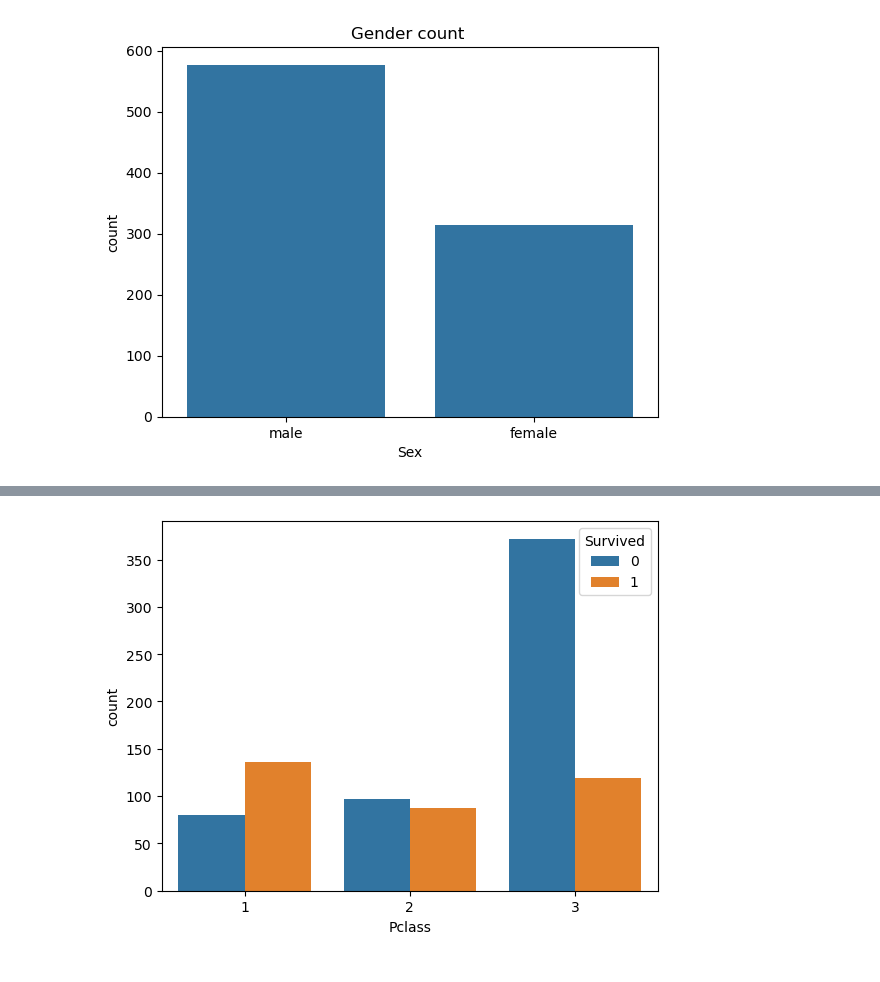
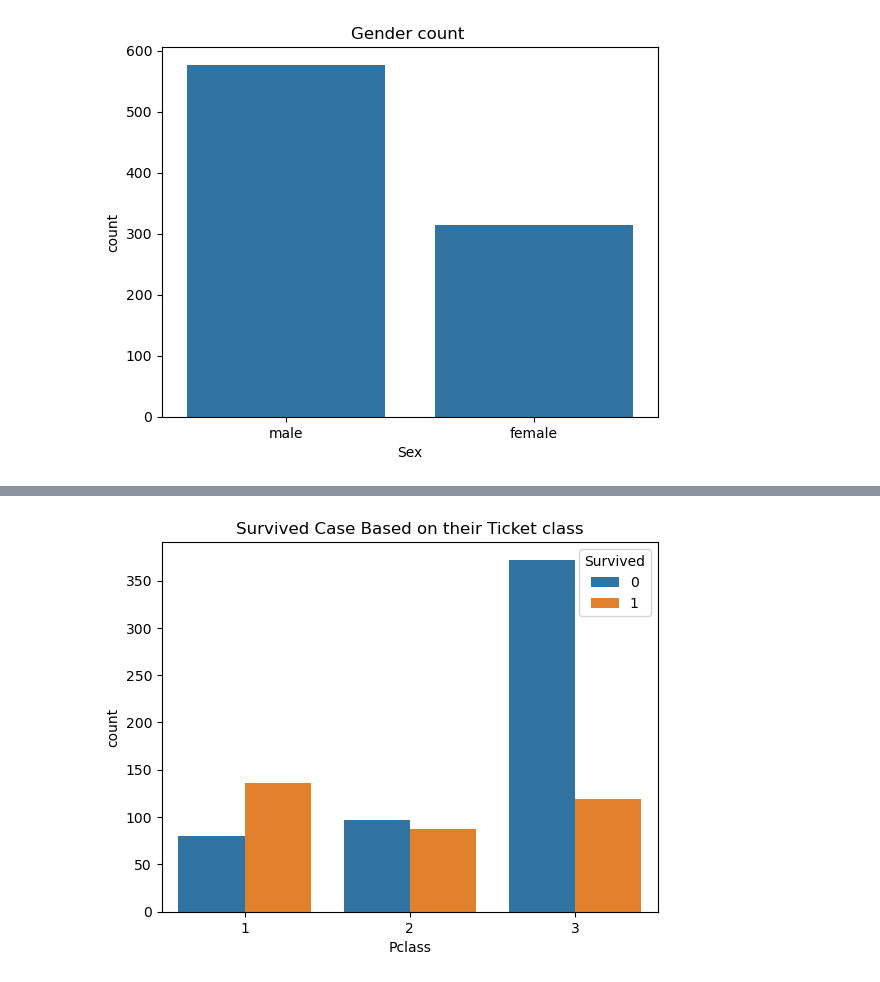
Before and after one commit to sandeshbhatta495/AI, a Jupyter notebook: Titanic Survival projects/titanic survival .ipynb, the cells around one changed output, grey strips where cells are left out. Cells and saved outputs as stored; diff of their text form; code cells hidden in the pictures.

```diff
--- a/Titanic Survival projects/titanic survival .ipynb
+++ b/Titanic Survival projects/titanic survival .ipynb
@@ -99,6 +100,7 @@ plt.show()
 # %%
-# Surived case of  theie ticket class
+# Surived case of  their ticket class
 sns.countplot(x="Pclass", hue="Survived", data=df)
+plt.title("Survived Case Based on their Ticket class")
 plt.show()
 # %% [output]
-[figure, old version]
+[figure, new version]
```
Also changed, not shown: parts of 8 cells of this notebook.
